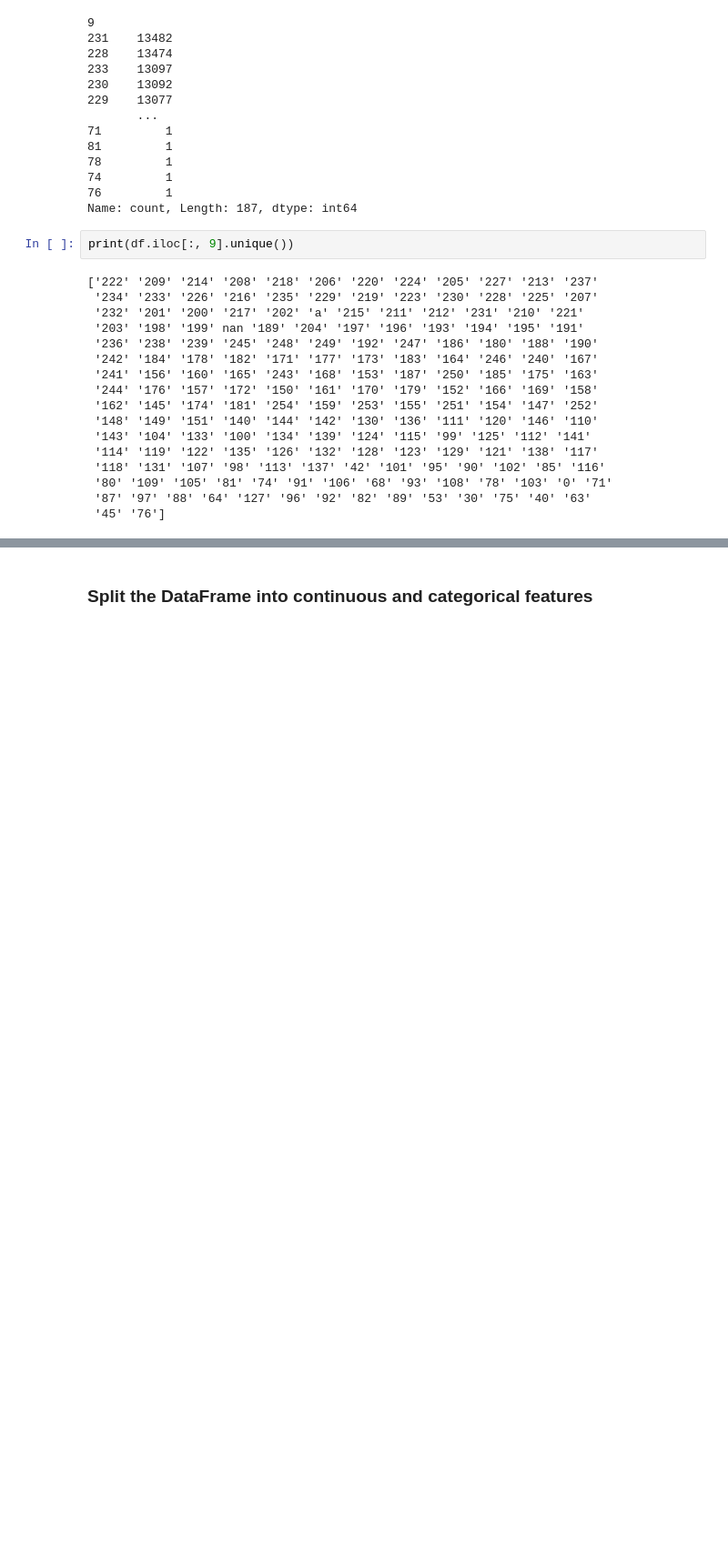
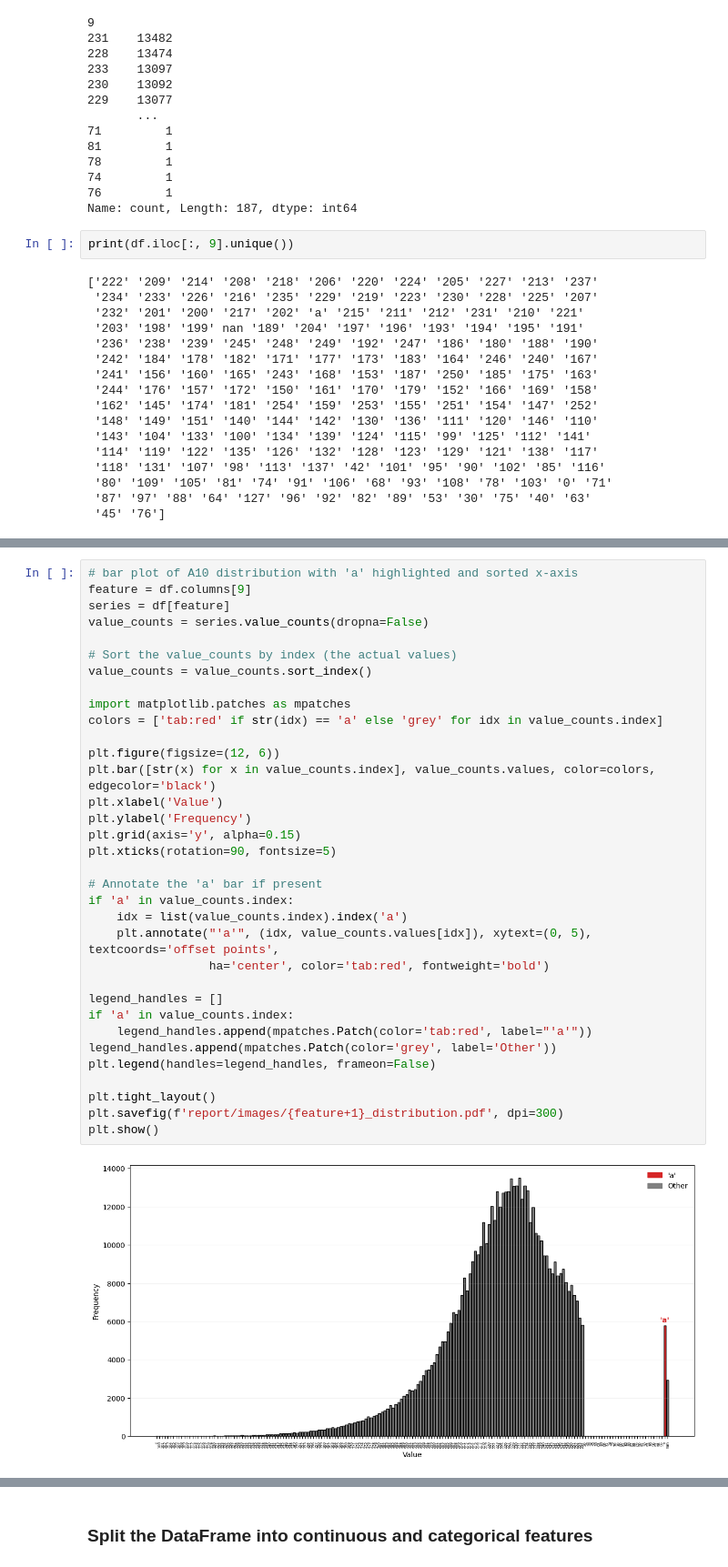
Before and after one commit to Voltzz9/ml441_assignments, a Jupyter notebook: assign1/ml441_assign1_26296918.ipynb, the cells around one changed output, grey strips where cells are left out. Shown at 91% size. Drawn from its saved outputs; the diff is of its cells as text; blank space fills up the shorter version.

```diff
--- a/assign1/ml441_assign1_26296918.ipynb
+++ b/assign1/ml441_assign1_26296918.ipynb
@@ -196,0 +250,36 @@ print(df.iloc[:, 9].unique())
+# %%
+# bar plot of A10 distribution with 'a' highlighted and sorted x-axis
+feature = df.columns[9]
+series = df[feature]
+value_counts = series.value_counts(dropna=False)
+
+# Sort the value_counts by index (the actual values)
+value_counts = value_counts.sort_index()
+
+import matplotlib.patches as mpatches
+colors = ['tab:red' if str(idx) == 'a' else 'grey' for idx in value_counts.index]
+
+plt.figure(figsize=(12, 6))
+plt.bar([str(x) for x in value_counts.index], value_counts.values, color=colors, edgecolor='black')
+plt.xlabel('Value')
+plt.ylabel('Frequency')
+plt.grid(axis='y', alpha=0.15)
+plt.xticks(rotation=90, fontsize=5)
+
+# Annotate the 'a' bar if present
+if 'a' in value_counts.index:
+    idx = list(value_counts.index).index('a')
+    plt.annotate("'a'", (idx, value_counts.values[idx]), xytext=(0, 5), textcoords='offset points',
+                 ha='center', color='tab:red', fontweight='bold')
+
+legend_handles = []
+if 'a' in value_counts.index:
+    legend_handles.append(mpatches.Patch(color='tab:red', label="'a'"))
+legend_handles.append(mpatches.Patch(color='grey', label='Other'))
+plt.legend(handles=legend_handles, frameon=False)
+
+plt.tight_layout()
+plt.savefig(f'report/images/{feature+1}_distribution.pdf', dpi=300)
+plt.show()
+# %% [output]
+[figure, added]
```
Also changed, not shown: parts of 52 cells of this notebook, 14 other files.
